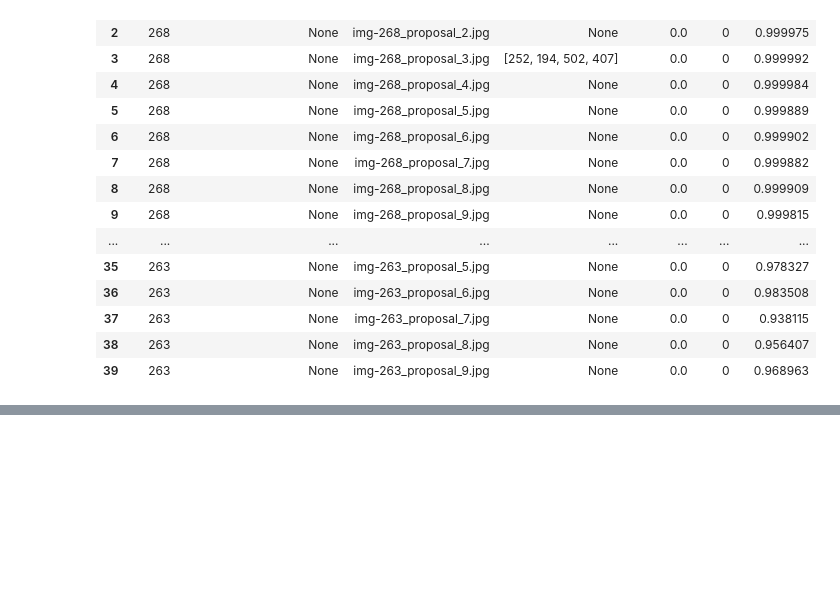
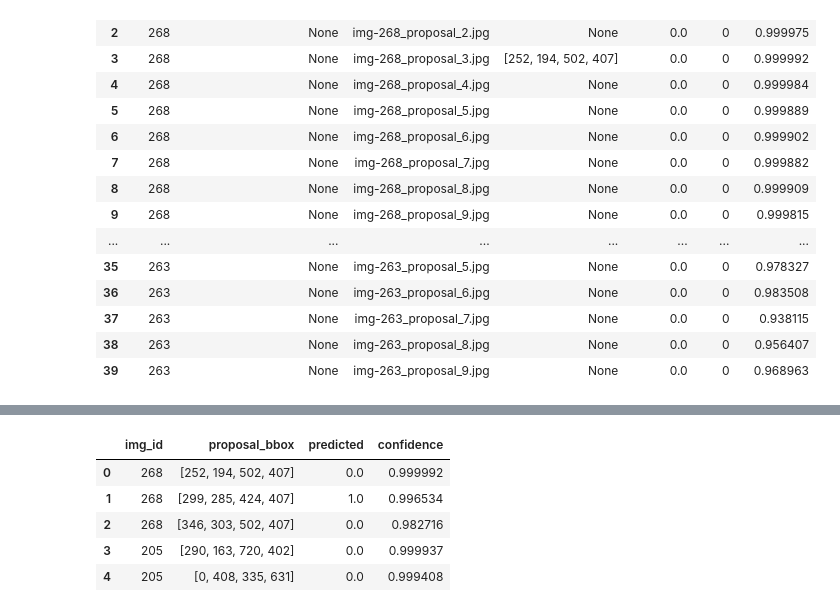
Before and after one commit to amirkfir/PotholesSegmentation, a Jupyter notebook: Python_Files/object_detection_post_processing.ipynb, the cells around one changed output, grey strips where cells are left out. Saved outputs shown, nothing was run; the diff lists cells and outputs as text; code cells hidden in the pictures; blank space fills up the shorter version.

```diff
--- a/Python_Files/object_detection_post_processing.ipynb
+++ b/Python_Files/object_detection_post_processing.ipynb
@@ -279,0 +291,13 @@ plt.show()
+# %%
+proposals_df = result_df[['img_id', 'proposal_bbox', 'predicted', 'confidence']]
+proposals_df = proposals_df.dropna(subset=['proposal_bbox'])
+proposals_df = proposals_df.reset_index(drop=True)
+
+proposals_df.head()
+# %% [output]
+|  | img_id | proposal_bbox | predicted | confidence |
+| 0 | 268 | [252, 194, 502, 407] | 0.0 | 0.999992 |
+| 1 | 268 | [299, 285, 424, 407] | 1.0 | 0.996534 |
+| 2 | 268 | [346, 303, 502, 407] | 0.0 | 0.982716 |
+| 3 | 205 | [290, 163, 720, 402] | 0.0 | 0.999937 |
+| 4 | 205 | [0, 408, 335, 631] | 0.0 | 0.999408 |
```
Also changed, not shown: parts of 8 cells of this notebook.
